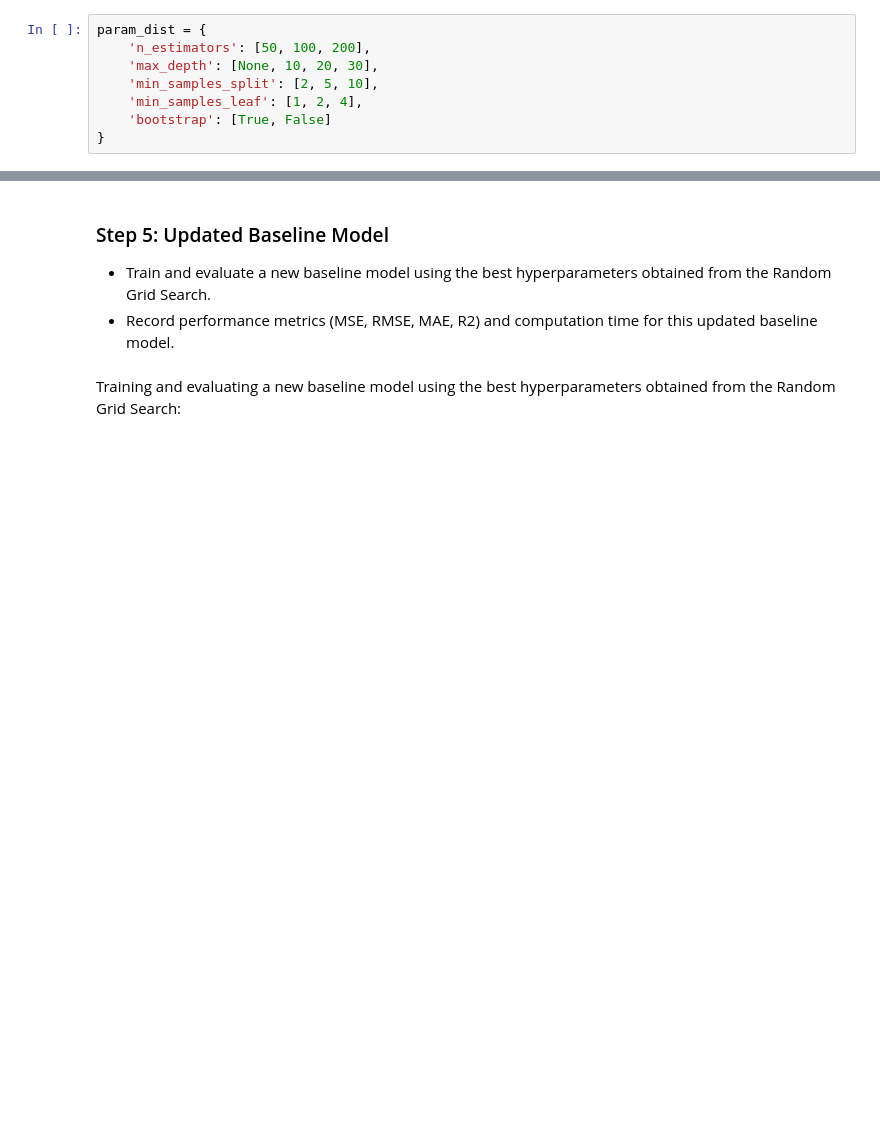
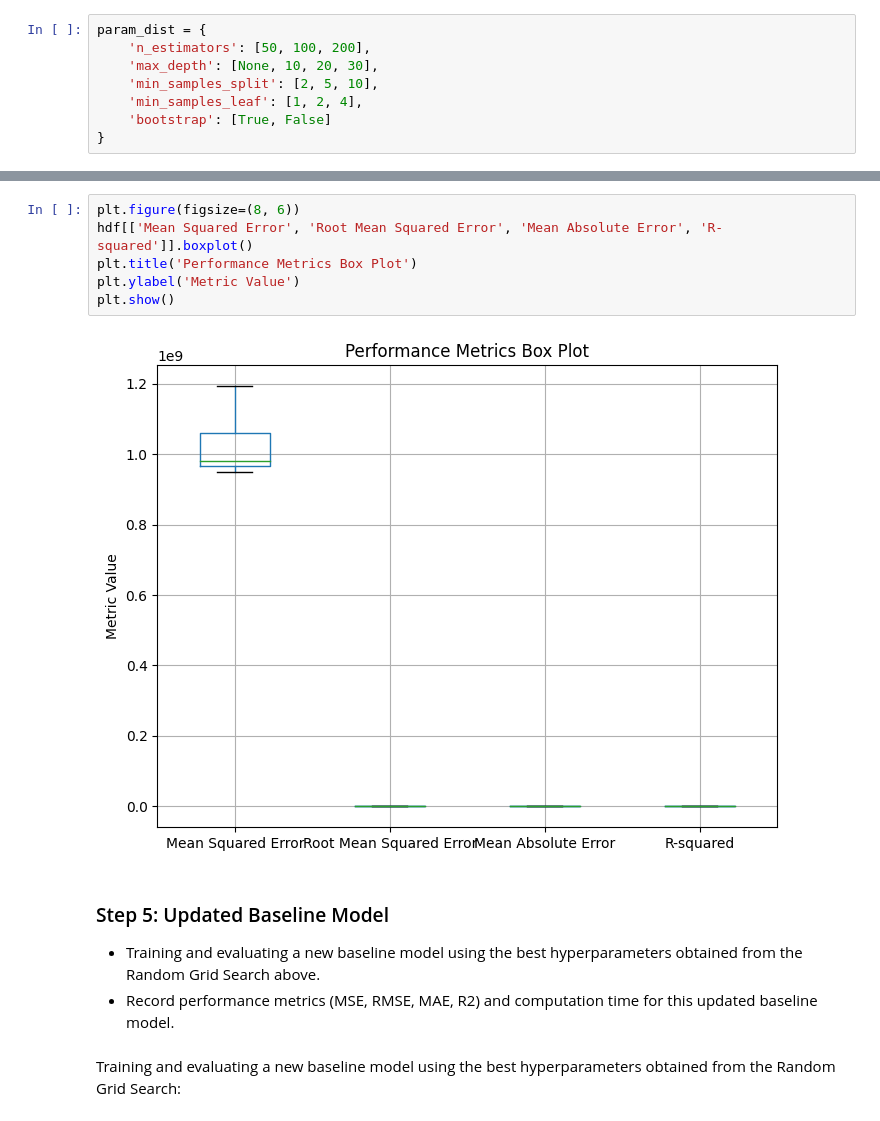
Before and after one commit to martha4all/Project, a Jupyter notebook: Project Code.ipynb, the cells around one changed output, grey strips where cells are left out. Cells and saved outputs as stored; diff of their text form; blank space fills up the shorter version.

```diff
--- a/Project Code.ipynb
+++ b/Project Code.ipynb
@@ -457,7 +456,15 @@ The DataFrame was saved to a CSV file for further analysis.
+# %%
+plt.figure(figsize=(8, 6))
+hdf[['Mean Squared Error', 'Root Mean Squared Error', 'Mean Absolute Error', 'R-squared']].boxplot()
+plt.title('Performance Metrics Box Plot')
+plt.ylabel('Metric Value')
+plt.show()
+# %% [output]
+[figure, added]
 # %% [markdown]
 ### Step 5: Updated Baseline Model
 
-- Train and evaluate a new baseline model using the best hyperparameters obtained from the Random Grid Search.
+- Training and evaluating a new baseline model using the best hyperparameters obtained from the Random Grid Search above.
 - Record performance metrics (MSE, RMSE, MAE, R2) and computation time for this updated baseline model.
 # %% [markdown]
 Training and evaluating a new baseline model using the best hyperparameters obtained from the Random Grid Search:
```
Also changed, not shown: parts of 45 cells of this notebook.
